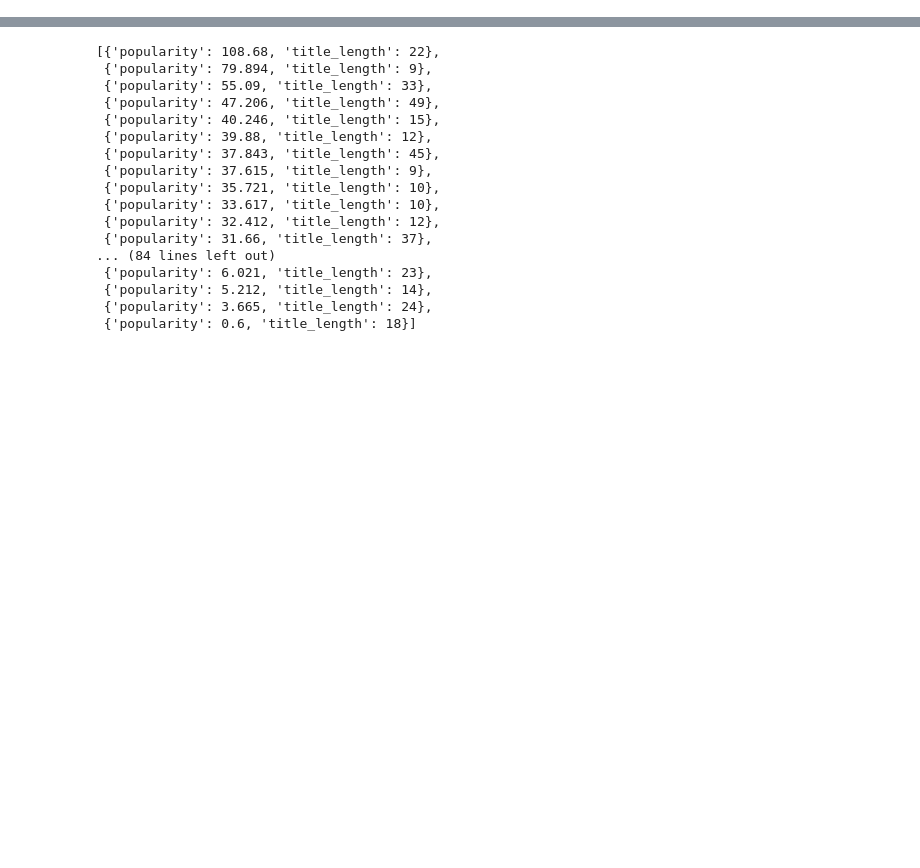
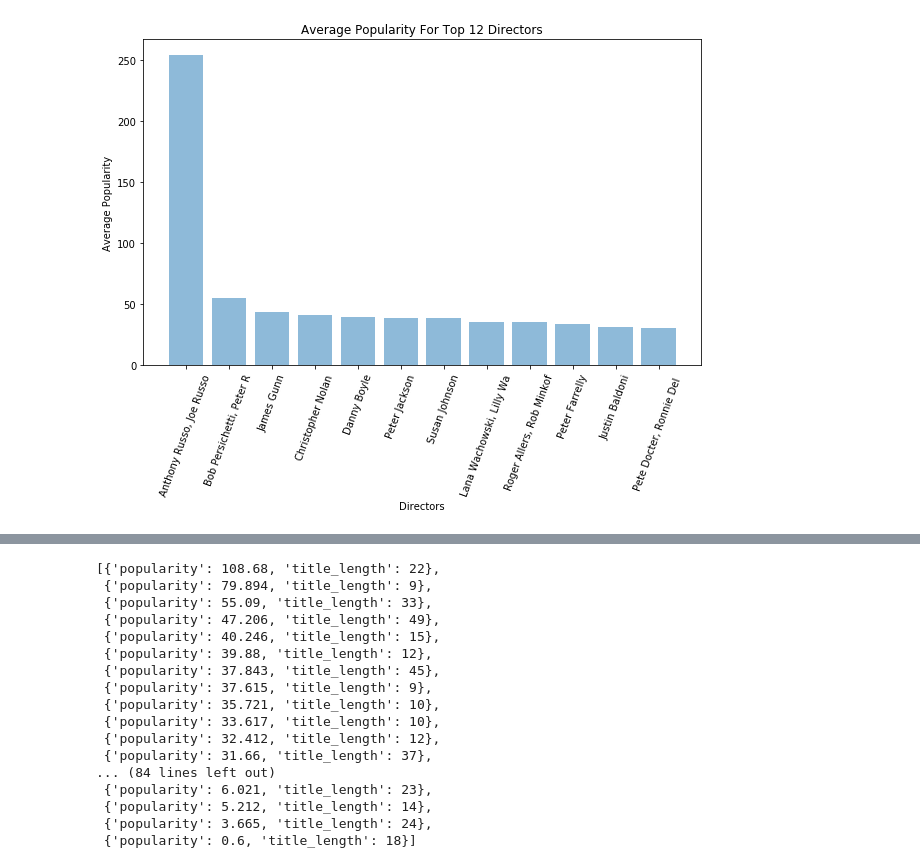
Before and after one commit to Rsaphra/Blockbusters_project, a Jupyter notebook: queries.ipynb, the cells around one changed output, grey strips where cells are left out. Saved outputs shown, nothing was run; the diff lists cells and outputs as text; code cells hidden in the pictures; blank space fills up the shorter version.

```diff
--- a/queries.ipynb
+++ b/queries.ipynb
@@ -113,3 +117,17 @@ def get_most_popular_genres():
     return execute_query(q)
 
 # get_most_popular_genres()
+# %%
+def get_most_popular_director():
+    q  = """
+         SELECT director, AVG(popularity) AS avg_popularity
+         FROM genre_instances
+         JOIN genres
+         USING (genre_id)
+         JOIN movies
+         USING (movie_id)
+         GROUP BY director
+         ORDER BY avg_popularity DESC
+         LIMIT 12;
+         """
+    return execute_query(q)
@@ -152,0 +179,12 @@ bar_chart(genres, avg_pop,
+# %%
+query = get_most_popular_director()
+director = [item[0] for item in query]
+popu = [item[1] for item in query]
+
+
+# bar_chart(x, y, xlabel=None, ylabel=None, title=None)
+bar_chart(director, popu,
+          'Directors', 'Average Popularity',
+          'Average Popularity For Top 12 Directors')
+# %% [output]
+[figure, added]
```
Also changed, not shown: parts of 5 cells of this notebook, 1 other file.
